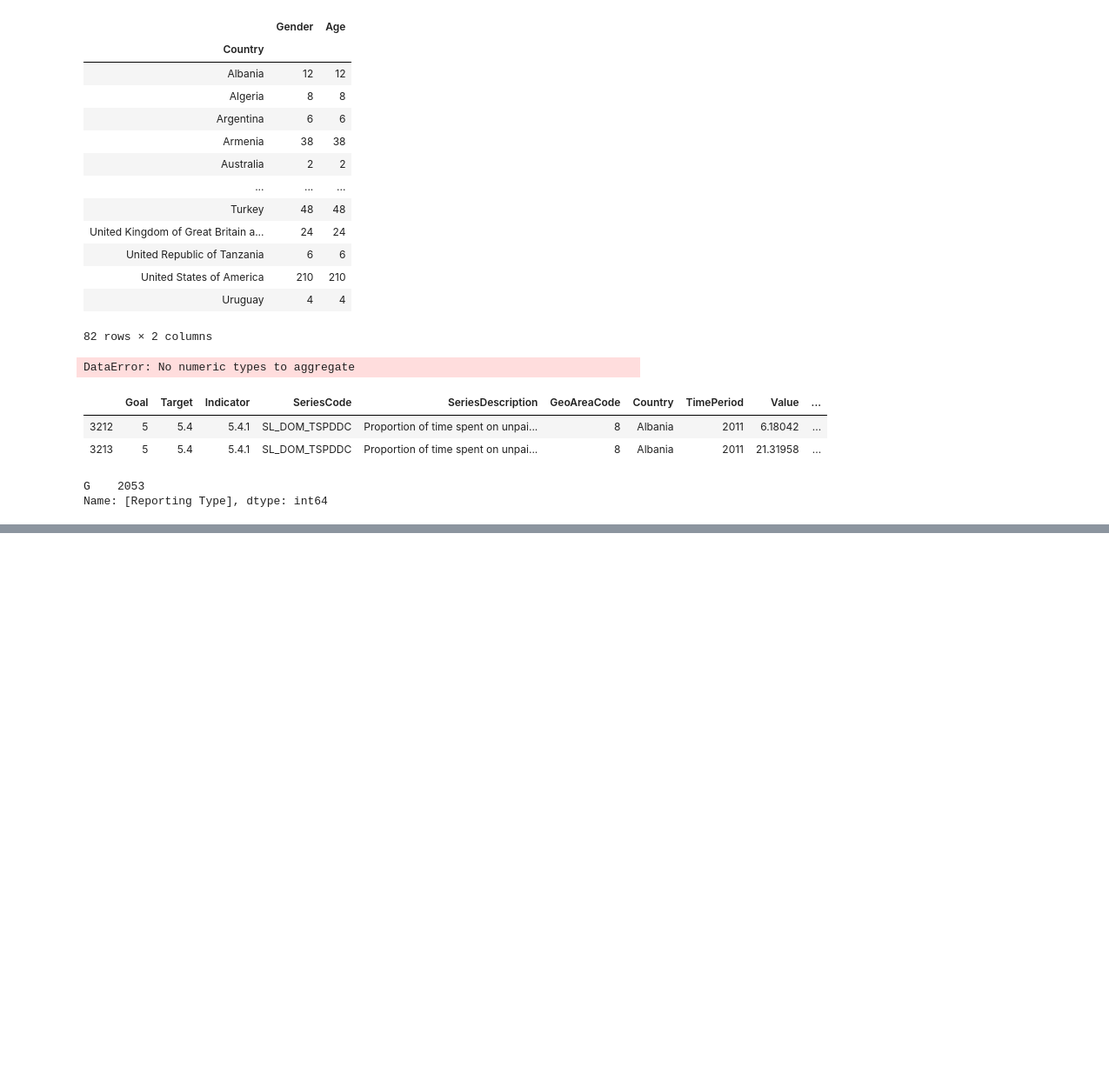
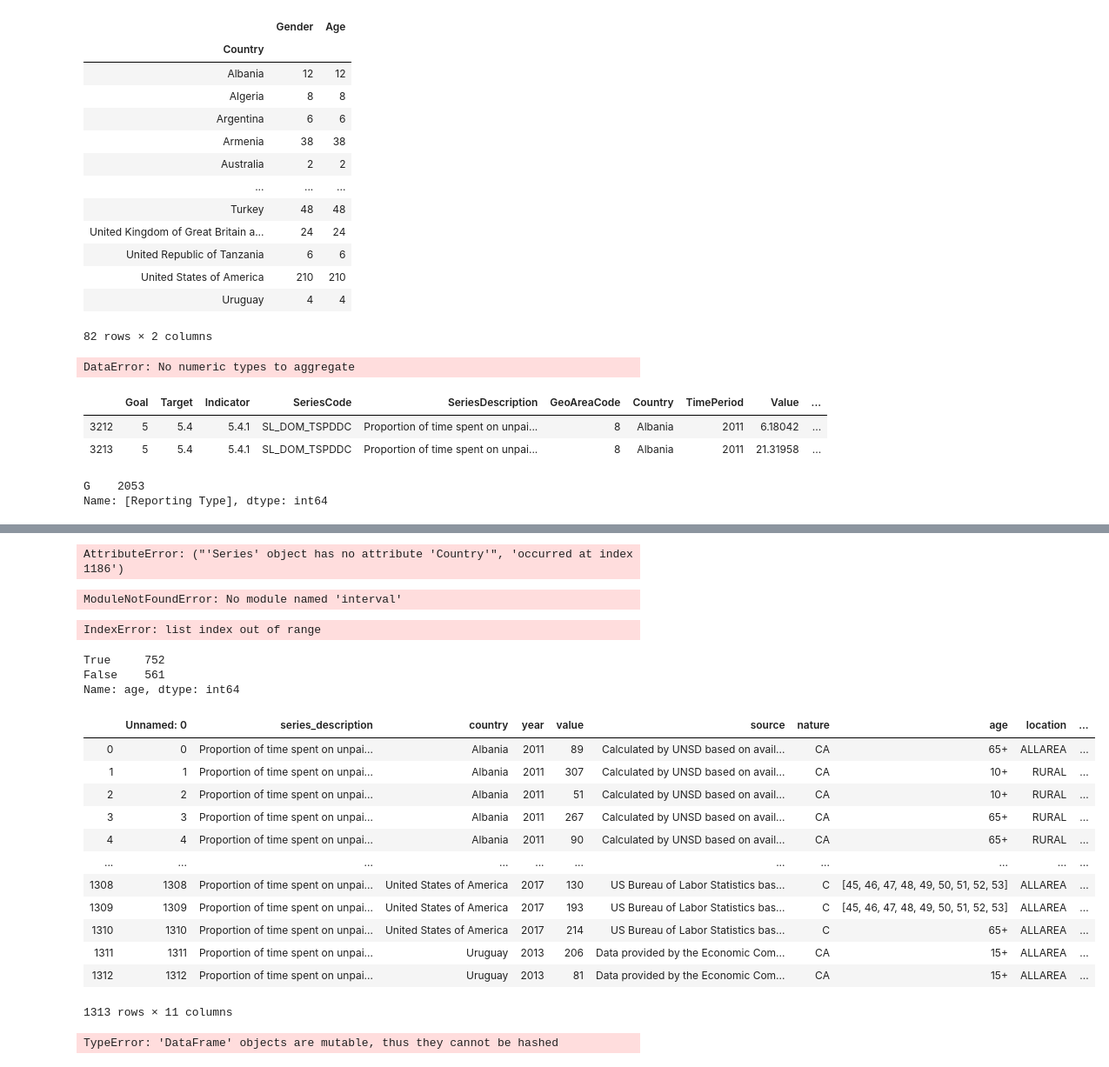
Before and after one commit to aariops/hackathon-ironhack, a Jupyter notebook: notebooks/Tri.ipynb, the cells around one changed output, grey strips where cells are left out. Shown at 87% size. Saved outputs shown, nothing was run; the diff lists cells and outputs as text; code cells hidden in the pictures; blank space fills up the shorter version.

```diff
--- a/notebooks/Tri.ipynb
+++ b/notebooks/Tri.ipynb
@@ -97,0 +139,4 @@ Name: [Reporting Type], dtype: int64
+# %%
+df = df.loc[df.apply(lambda x: max_year_dict.get(x.Country) == x.year, axis = 1)]
+# %% [output]
+AttributeError: ("'Series' object has no attribute 'Country'", 'occurred at index 1186')
@@ -97,0 +154,7 @@ Name: [Reporting Type], dtype: int64
+# %%
+from interval import Interval, IntervalSet
+r1 = IntervalSet([Interval(1, 1000), Interval(1100, 1200)])
+r2 = IntervalSet([Interval(30, 50), Interval(60, 200), Interval(1150, 1300)])
+print(r1 - r2)
+# %% [output]
+ModuleNotFoundError: No module named 'interval'
@@ -97,0 +163,4 @@ Name: [Reporting Type], dtype: int64
+# %%
+ds.loc[~ds.age.str.contains('+', regex=False), 'age'].apply(lambda x : [i for i in range(int(re.findall('\d{2}', x)[0]), int(re.findall('\d{2}', x)[1]))])
+# %% [output]
+IndexError: list index out of range
@@ -97,0 +169,23 @@ Name: [Reporting Type], dtype: int64
+# %%
+new.age.str.startswith("[").value_counts()
+# %% [output]
+True     752
+False    561
+Name: age, dtype: int64
+# %%
+new["age2"]=new.age
+new
+# %% [output]
+|  | Unnamed: 0 | series_description | country | year | value | source | nature | age | location | ... |
+| 0 | 0 | Proportion of time spent on unpai... | Albania | 2011 | 89 | Calculated by UNSD based on avail... | CA | 65+ | ALLAREA | ... |
+| 1 | 1 | Proportion of time spent on unpai... | Albania | 2011 | 307 | Calculated by UNSD based on avail... | CA | 10+ | RURAL | ... |
+| 2 | 2 | Proportion of time spent on unpai... | Albania | 2011 | 51 | Calculated by UNSD based on avail... | CA | 10+ | RURAL | ... |
+| 3 | 3 | Proportion of time spent on unpai... | Albania | 2011 | 267 | Calculated by UNSD based on avail... | CA | 65+ | RURAL | ... |
+| 4 | 4 | Proportion of time spent on unpai... | Albania | 2011 | 90 | Calculated by UNSD based on avail... | CA | 65+ | RURAL | ... |
+| ... | ... | ... | ... | ... | ... | ... | ... | ... | ... | ... |
+| 1308 | 1308 | Proportion of time spent on unpai... | United States of America | 2017 | 130 | US Bureau of Labor Statistics bas... | C | [45, 46, 47, 48, 49, 50, 51, 52, 53] | ALLAREA | ... |
+| 1309 | 1309 | Proportion of time spent on unpai... | United States of America | 2017 | 193 | US Bureau of Labor Statistics bas... | C | [45, 46, 47, 48, 49, 50, 51, 52, 53] | ALLAREA | ... |
+| 1310 | 1310 | Proportion of time spent on unpai... | United States of America | 2017 | 214 | US Bureau of Labor Statistics bas... | C | 65+ | ALLAREA | ... |
+| 1311 | 1311 | Proportion of time spent on unpai... | Uruguay | 2013 | 206 | Data provided by the Economic Com... | CA | 15+ | ALLAREA | ... |
+| 1312 | 1312 | Proportion of time spent on unpai... | Uruguay | 2013 | 81 | Data provided by the Economic Com... | CA | 15+ | ALLAREA | ... |
+1313 rows × 11 columns
@@ -97,0 +194,4 @@ Name: [Reporting Type], dtype: int64
+# %%
+dict_range = dict(zip(list(new2),list(new2)))
+# %% [output]
+TypeError: 'DataFrame' objects are mutable, thus they cannot be hashed
```
Also changed, not shown: parts of 19 cells of this notebook, 1 other file.
